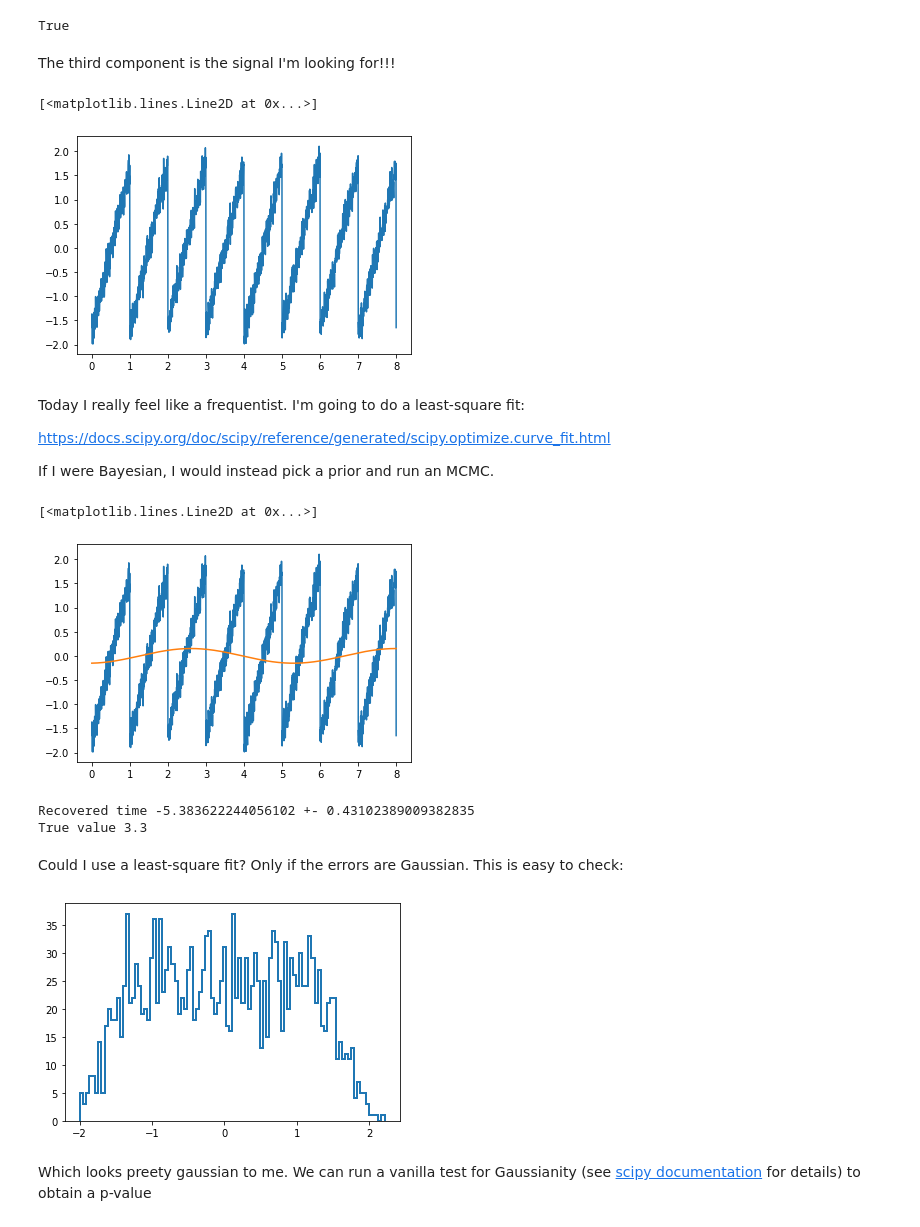
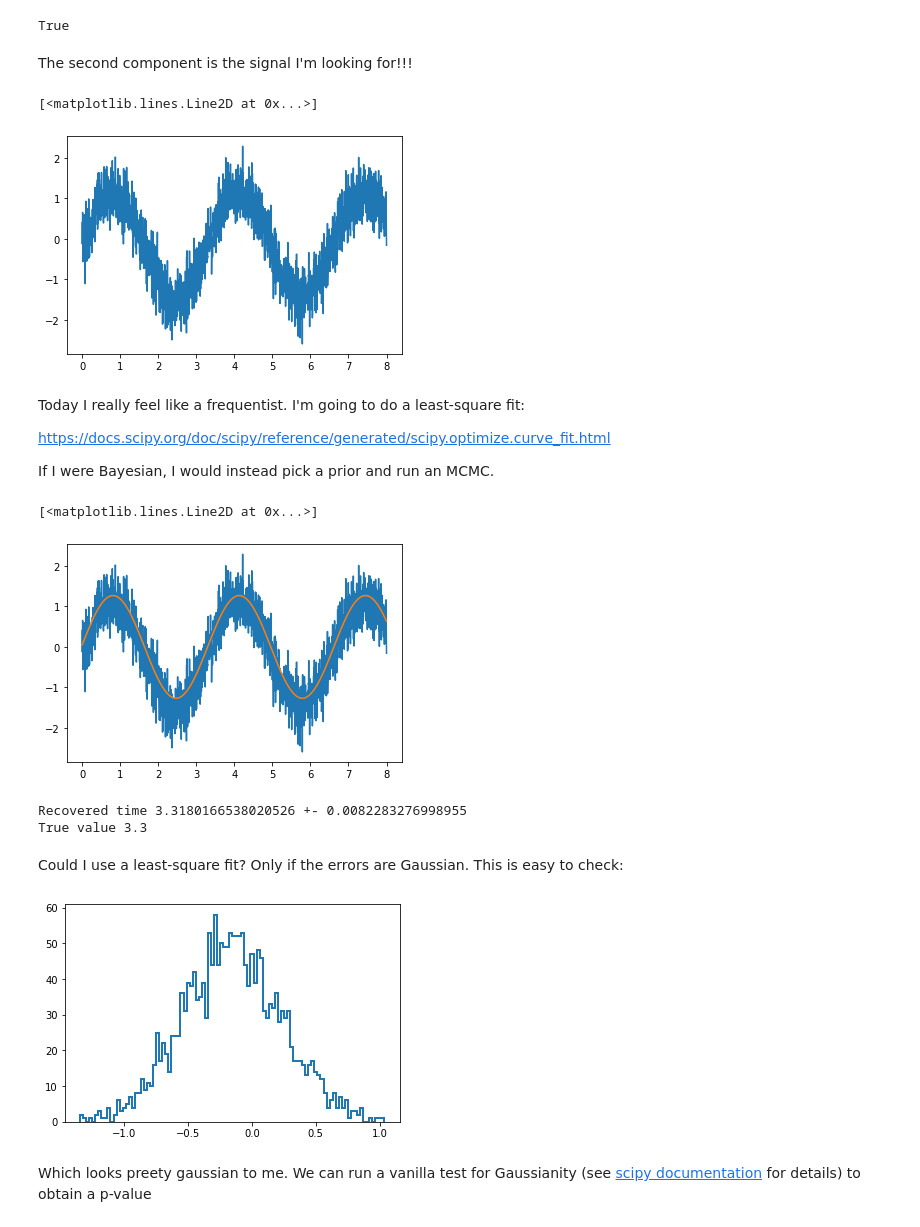
Before and after one commit to Andrea-Pierini/astrostatistics_bicocca_2022-1, a Jupyter notebook: solutions/S14_noisydetector.ipynb, the cells around one changed output. Cells and saved outputs as stored; diff of their text form; code cells hidden in the pictures.

```diff
--- a/solutions/S14_noisydetector.ipynb
+++ b/solutions/S14_noisydetector.ipynb
@@ -98,13 +131,13 @@ np.allclose(X, np.dot(S_, A_.T) + ica.mean_)
 # %% [output]
 True
 # %% [markdown]
-The third component is the signal I'm looking for!!!
+The second component is the signal I'm looking for!!!
 # %%
-mysine = S_[:,2]
+mysine = S_[:,1]
 plt.plot(time,mysine)
 # %% [output]
 [<matplotlib.lines.Line2D at 0x...>]
-[figure, old version]
+[figure, new version]
 # %% [markdown]
 Today I really feel like a frequentist. I'm going to do a least-square fit:
 
@@ -124,12 +157,12 @@ bestmodel = sinefunc(time,*paropt)
 plt.plot(time, bestmodel)
 # %% [output]
 [<matplotlib.lines.Line2D at 0x...>]
-[figure, old version]
+[figure, new version]
 # %%
 print("Recovered time", paropt[1], "+-", perr[1])
 print("True value", Ttrue)
 # %% [output]
-Recovered time -5.383622244056102 +- 0.43102389009382835
+Recovered time 3.3180166538020526 +- 0.0082283276998955
 True value 3.3
 # %% [markdown]
 Could I use a least-square fit? Only if the errors are Gaussian. This is easy to check:
@@ -138,7 +171,7 @@ diff = mysine-bestmodel
 
 plt.hist(mysine-bestmodel,bins =100, histtype='step',lw=2);
 # %% [output]
-[figure, old version]
+[figure, new version]
 # %% [markdown]
 Which looks preety gaussian to me. We can run a vanilla test for Gaussianity (see [scipy documentation](https://docs.scipy.org/doc/scipy/reference/generated/scipy.stats.normaltest.html) for details) to obtain a p-value
 # %%
```
Also changed, not shown: parts of 6 cells of this notebook, 2 other files.
